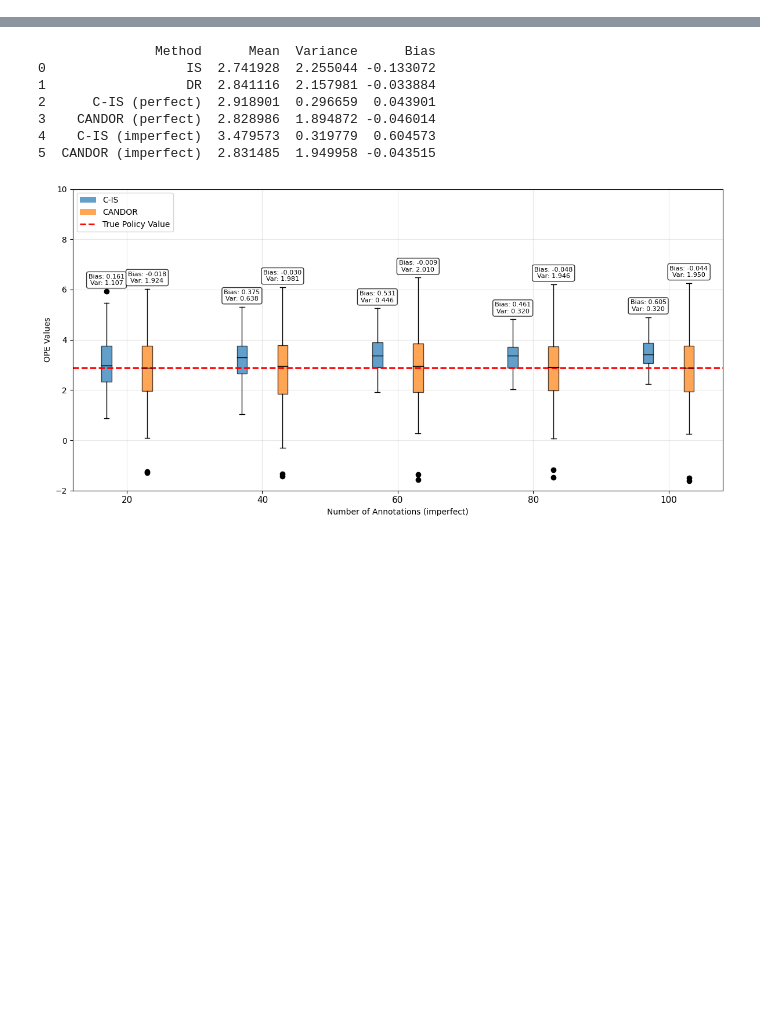
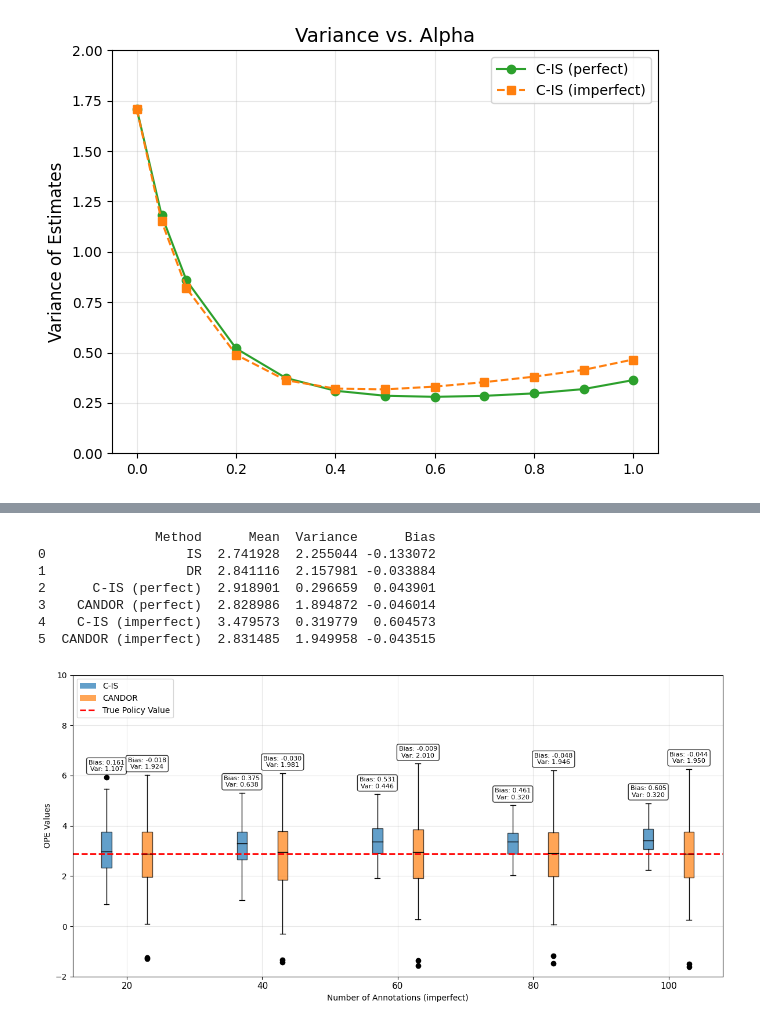
Before and after one commit to Lygist/Sepsis_CANDOR, a Jupyter notebook: bandit/boxplot.ipynb, the cells around one changed output, grey strips where cells are left out. Cells and saved outputs as stored; diff of their text form; code cells hidden in the pictures; blank space fills up the shorter version.

```diff
--- a/bandit/boxplot.ipynb
+++ b/bandit/boxplot.ipynb
@@ -78,0 +245,22 @@ plt.show()
+# %%
+imperfect_data_max_budget = data['CIS_imperfect_estimates'][:, :, -1]
+perfect_data_max_budget = data['CIS_perfect_estimates'][:, :, -1]
+
+# Variance = Var(V_hat)
+imperfect_var = np.var(imperfect_data_max_budget, axis=0)
+perfect_var = np.var(perfect_data_max_budget, axis=0)
+
+plt.plot(alphas, perfect_var, marker='o', linestyle='-', color='#2ca02c', label='C-IS (perfect)')
+plt.plot(alphas, imperfect_var, marker='s', linestyle='--', color='#ff7f0e', label='C-IS (imperfect)')
+
+plt.title(f'Variance vs. Alpha', fontsize=14)
+plt.ylabel('Variance of Estimates', fontsize=12)
+plt.legend(loc='upper right')
+plt.grid(True, linestyle='-', alpha=0.3)
+
+plt.ylim([0, 2])
+plt.tight_layout()
+plt.savefig('CIS_Variance_Alpha.png', dpi=300)
+plt.show()
+# %% [output]
+[figure, added]
```
Also changed, not shown: parts of 7 cells of this notebook, 11 other files.
